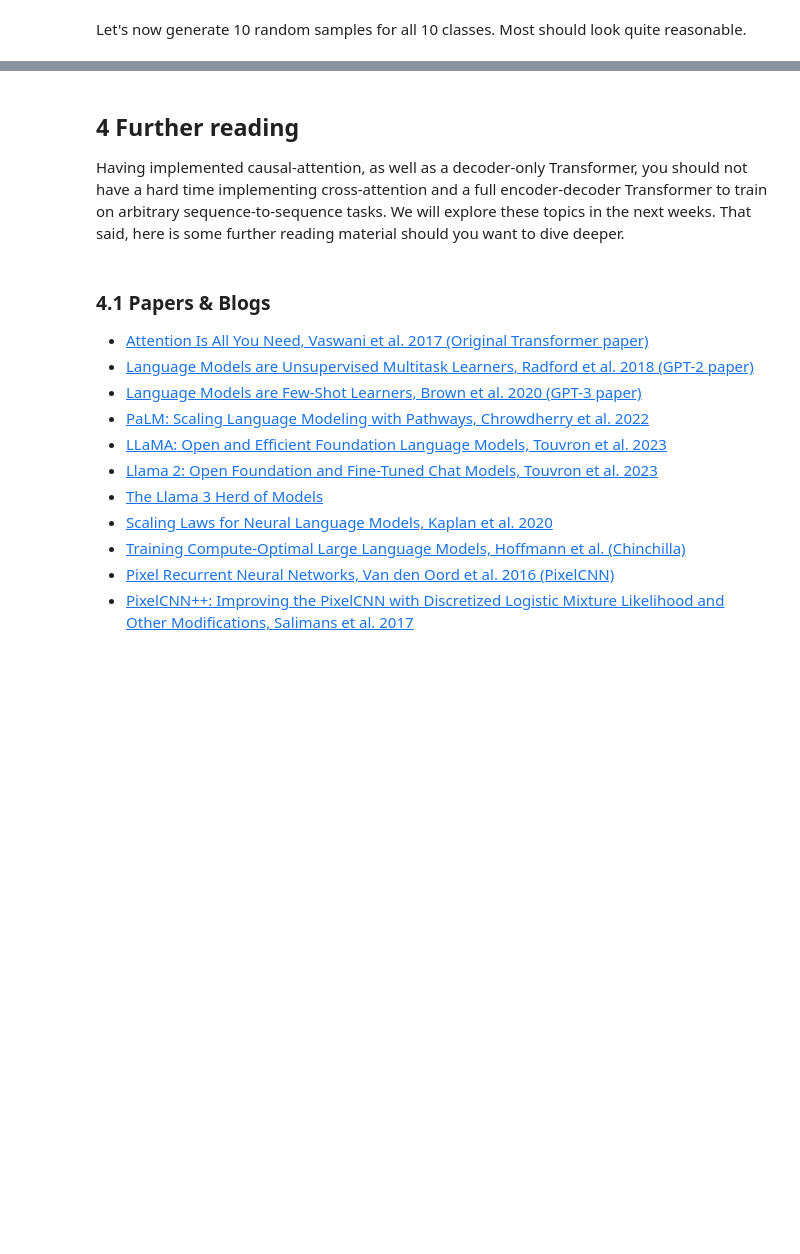
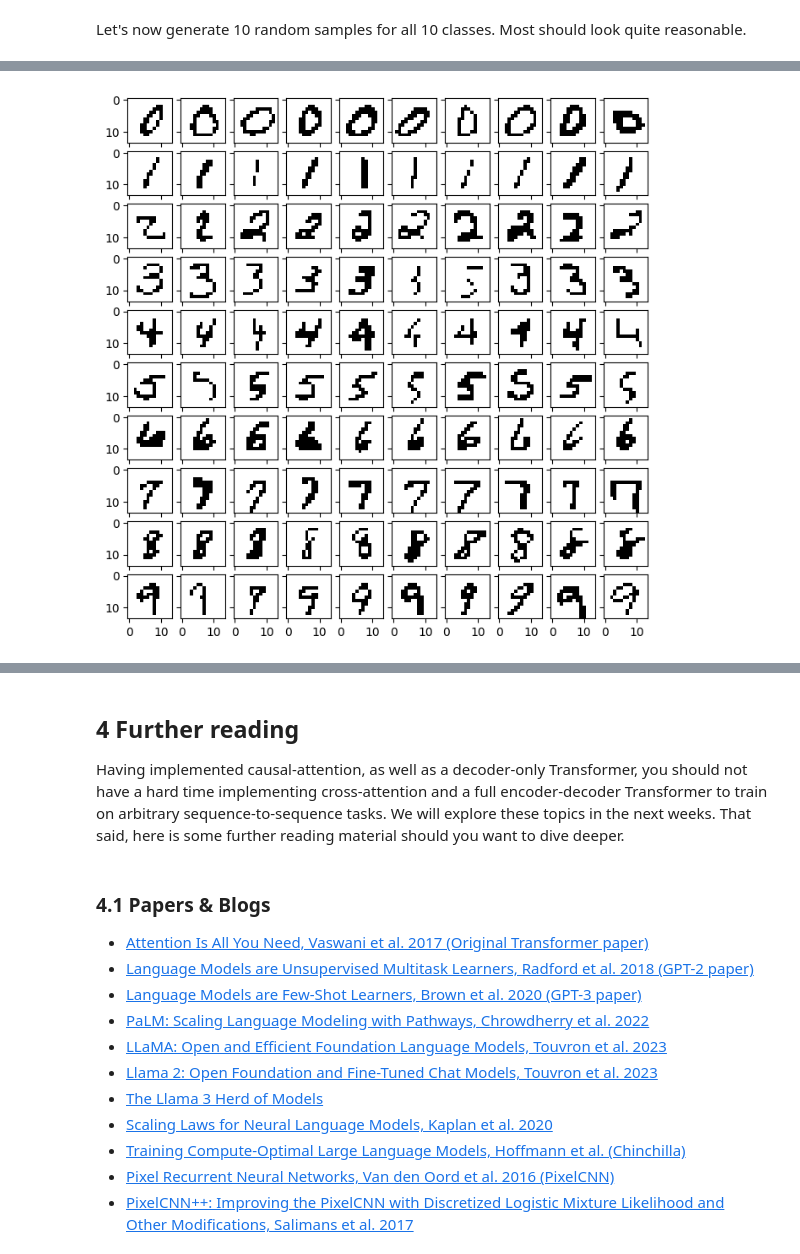
Before and after one commit to ledondodo/CS-503-FM-Homework, a Jupyter notebook: notebooks/CS503_FM_part1_nanoGPT.ipynb, the cells around one changed output, grey strips where cells are left out. Saved outputs shown, nothing was run; the diff lists cells and outputs as text; code cells hidden in the pictures; blank space fills up the shorter version.

```diff
--- a/notebooks/CS503_FM_part1_nanoGPT.ipynb
+++ b/notebooks/CS503_FM_part1_nanoGPT.ipynb
@@ -474,0 +578,5 @@ Please answer the following questions. You may use additional cells to demonstra
+# %%
+# LOW K
+generate_samples(model, temp=1, top_p=0.9, top_k=1.0)
+# %% [output]
+[figure, added]
```
Also changed, not shown: parts of 19 cells of this notebook, 1 other file.
